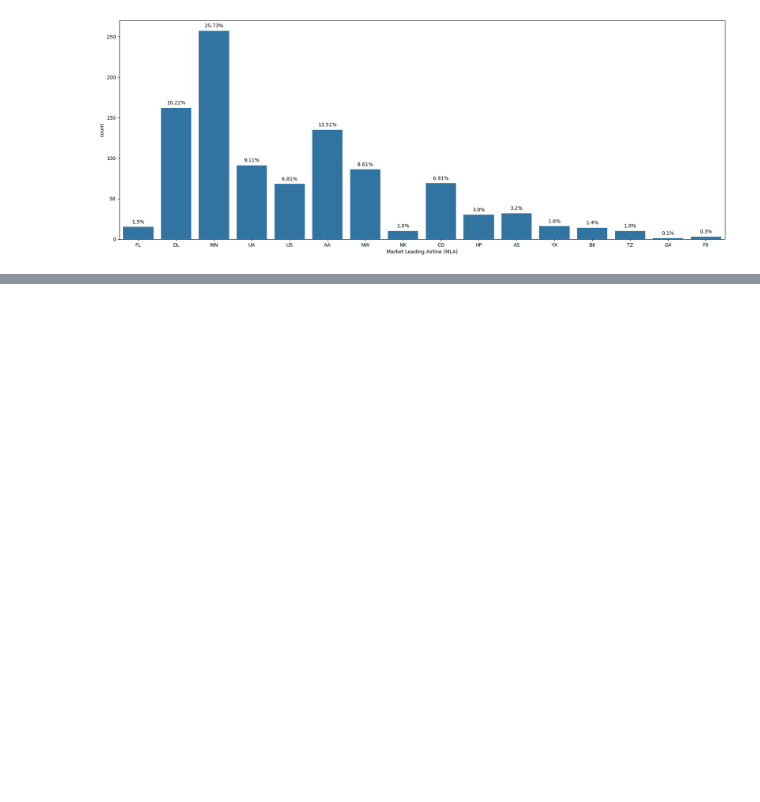
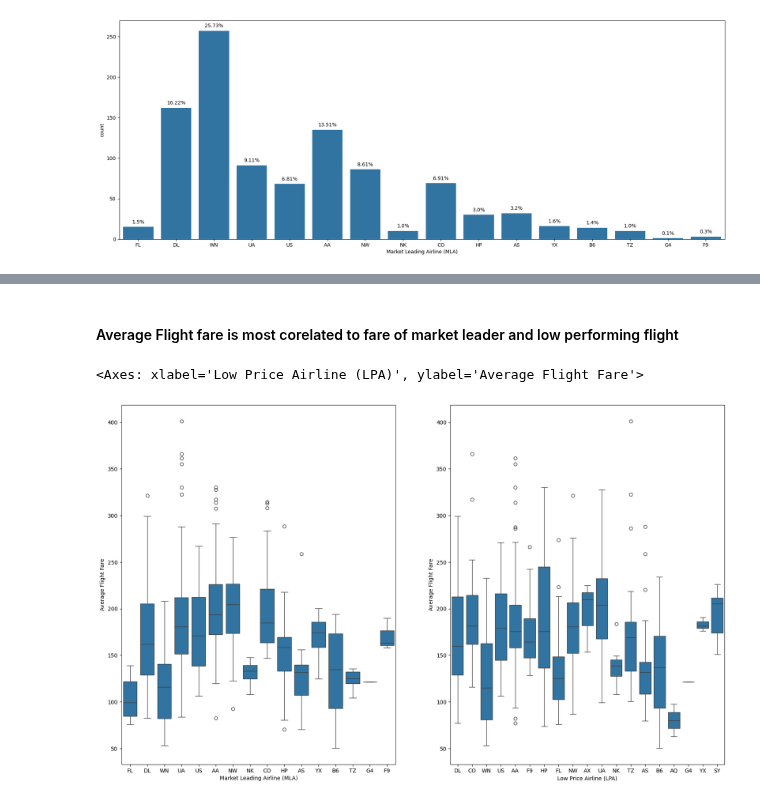
Before and after one commit to THEREIGNBREAKER/codespaces-jupyter, a Jupyter notebook: notebooks/Airline Fare Analysis Case Study- Linear Regression.ipynb, the cells around one changed output, grey strips where cells are left out. Drawn from its saved outputs; the diff is of its cells as text; code cells hidden in the pictures; blank space fills up the shorter version.

```diff
--- a/notebooks/Airline Fare Analysis Case Study- Linear Regression.ipynb
+++ b/notebooks/Airline Fare Analysis Case Study- Linear Regression.ipynb
@@ -258,0 +290,11 @@ for p in ax.patches:
+# %% [markdown]
+#### Average Flight fare is most corelated to fare of market leader and low performing flight
+# %%
+plt.figure(figsize=(20, 12))
+plt.subplot(1,2,1)
+sns.boxplot(x = 'Market Leading Airline (MLA)', y = 'Average Flight Fare', data = file)
+plt.subplot(1,2,2)
+sns.boxplot(x = 'Low Price Airline (LPA)', y = 'Average Flight Fare', data = file)
+# %% [output]
+<Axes: xlabel='Low Price Airline (LPA)', ylabel='Average Flight Fare'>
+[figure, added]
```
Also changed, not shown: parts of 13 cells of this notebook.
